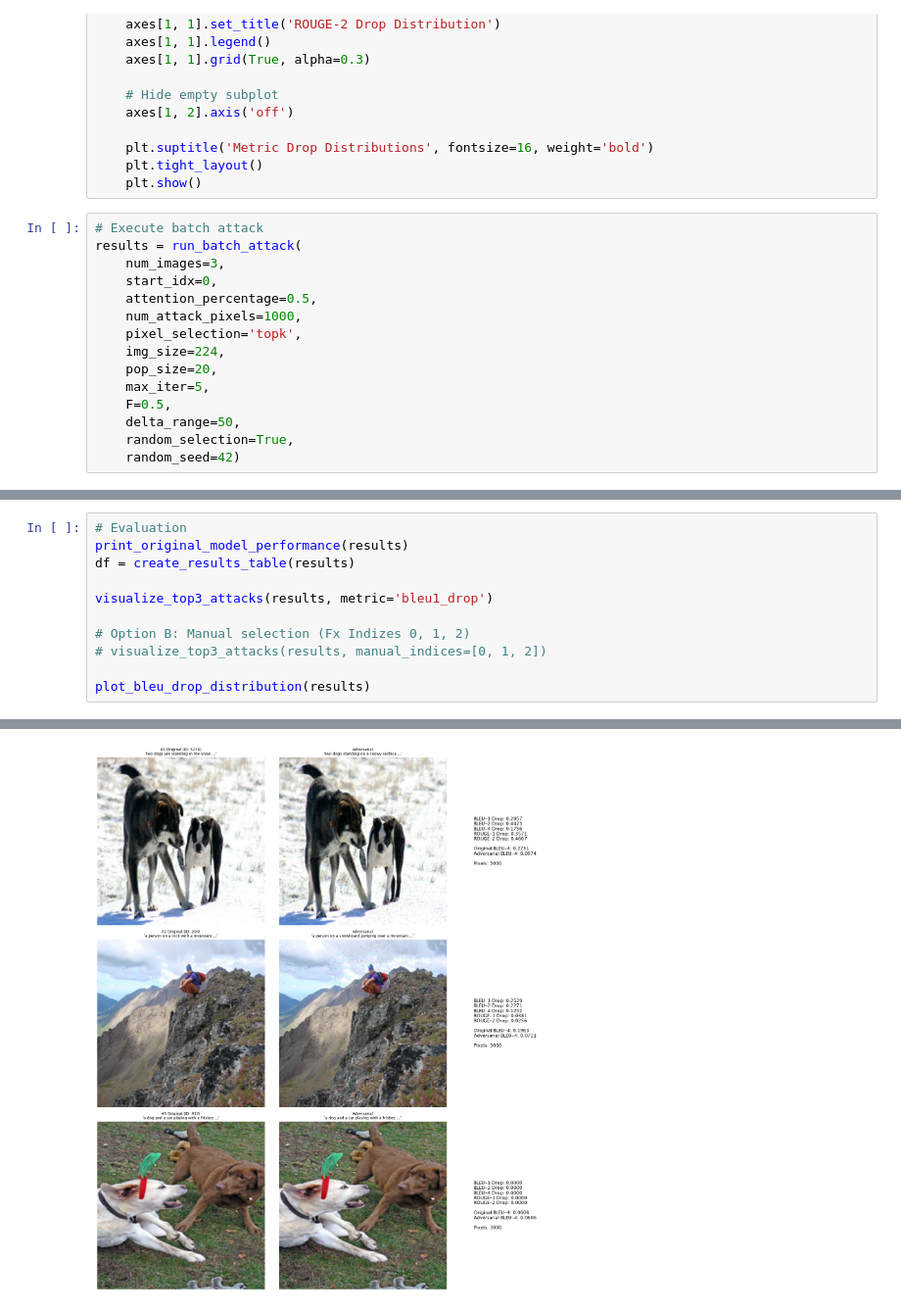
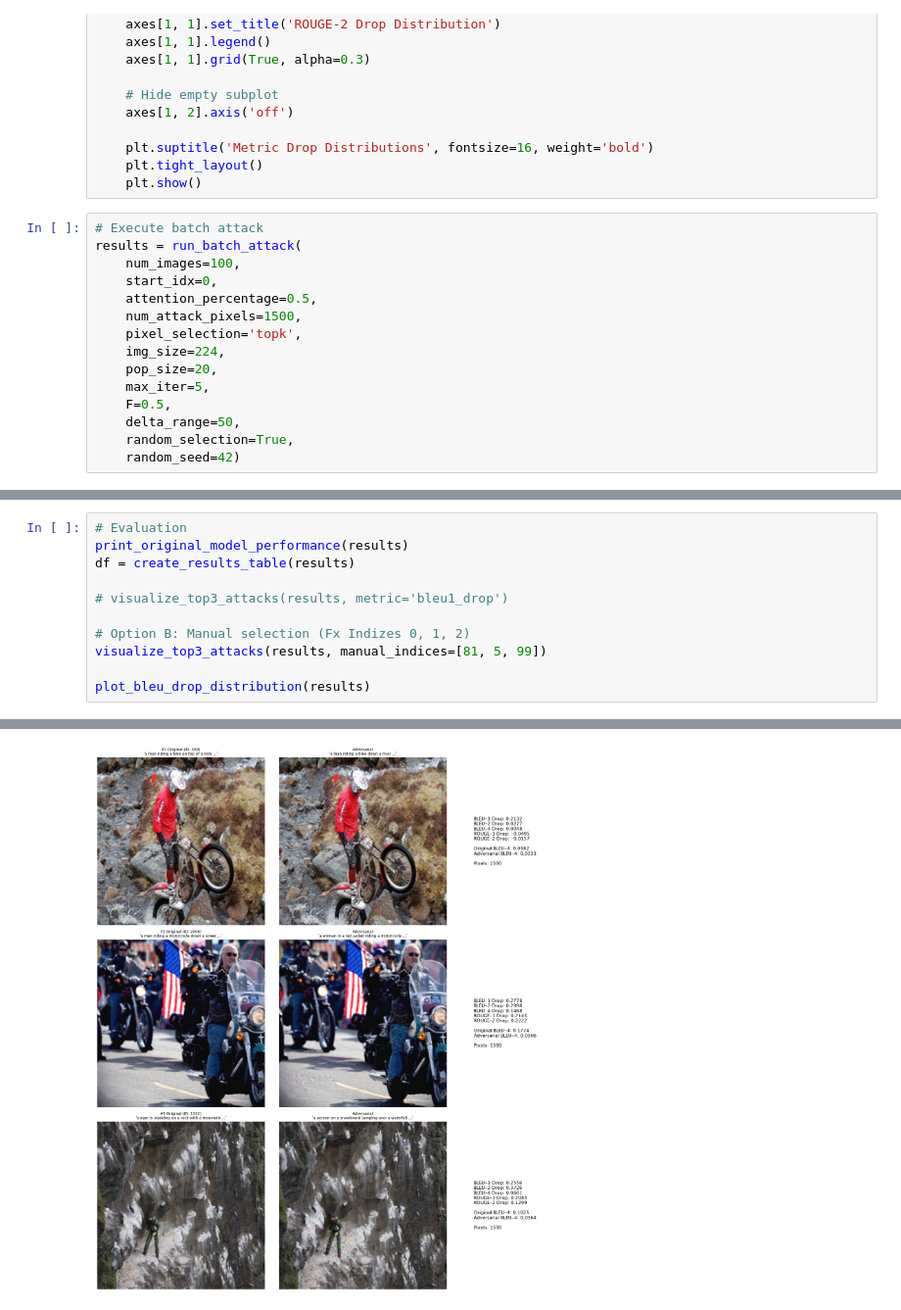
Before and after one commit to seue24/Advanced-Machine-Learning-for-Natural-Language-Processing, a Jupyter notebook: Seb_Notebook.ipynb, the cells around one changed output, grey strips where cells are left out. Shown at 98% size. Saved outputs shown, nothing was run; the diff lists cells and outputs as text.

```diff
--- a/Seb_Notebook.ipynb
+++ b/Seb_Notebook.ipynb
@@ -861,10 +866,10 @@ def plot_bleu_drop_distribution(results_list):
 # %%
 # Execute batch attack
 results = run_batch_attack(
-    num_images=3,
+    num_images=100,
     start_idx=0,
     attention_percentage=0.5,
-    num_attack_pixels=1000,
+    num_attack_pixels=1500,
     pixel_selection='topk',
     img_size=224,
     pop_size=20,
@@ -896,10 +901,10 @@ Batch attack completed, processed 3 images
 print_original_model_performance(results)
 df = create_results_table(results)
 
-visualize_top3_attacks(results, metric='bleu1_drop')
+# visualize_top3_attacks(results, metric='bleu1_drop')
 
 # Option B: Manual selection (Fx Indizes 0, 1, 2)
-# visualize_top3_attacks(results, manual_indices=[0, 1, 2])
+visualize_top3_attacks(results, manual_indices=[81, 5, 99])
 
 plot_bleu_drop_distribution(results)
 # %% [output]
@@ -923 +928 @@ Using top 3 by bleu1_drop
-[figure, old version]
+[figure, new version]
```
Also changed, not shown: parts of 4 cells of this notebook.
